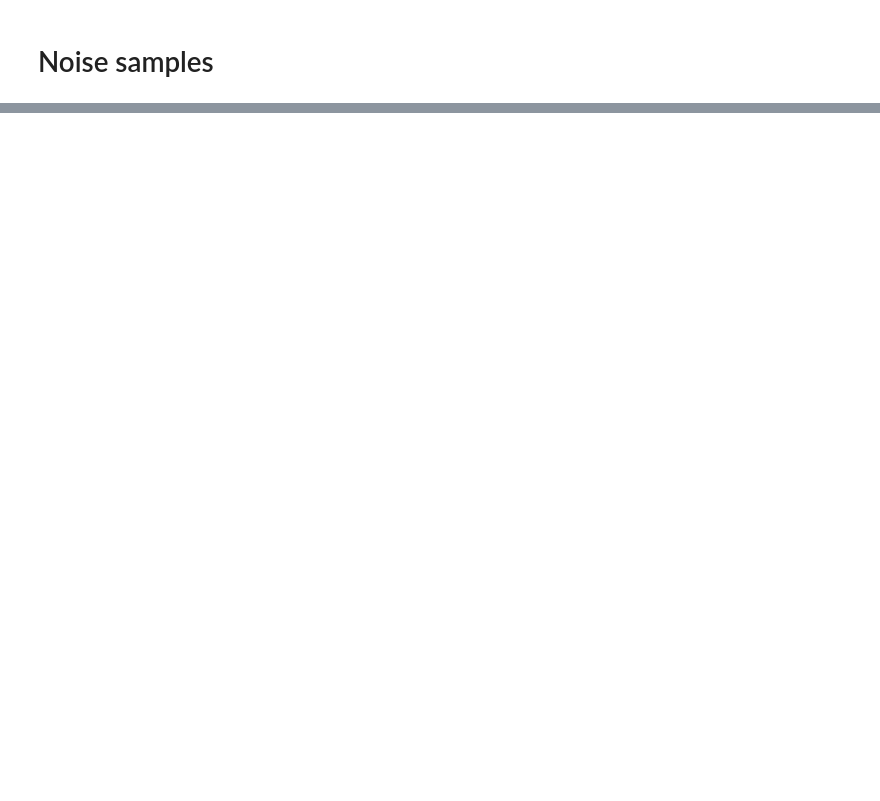
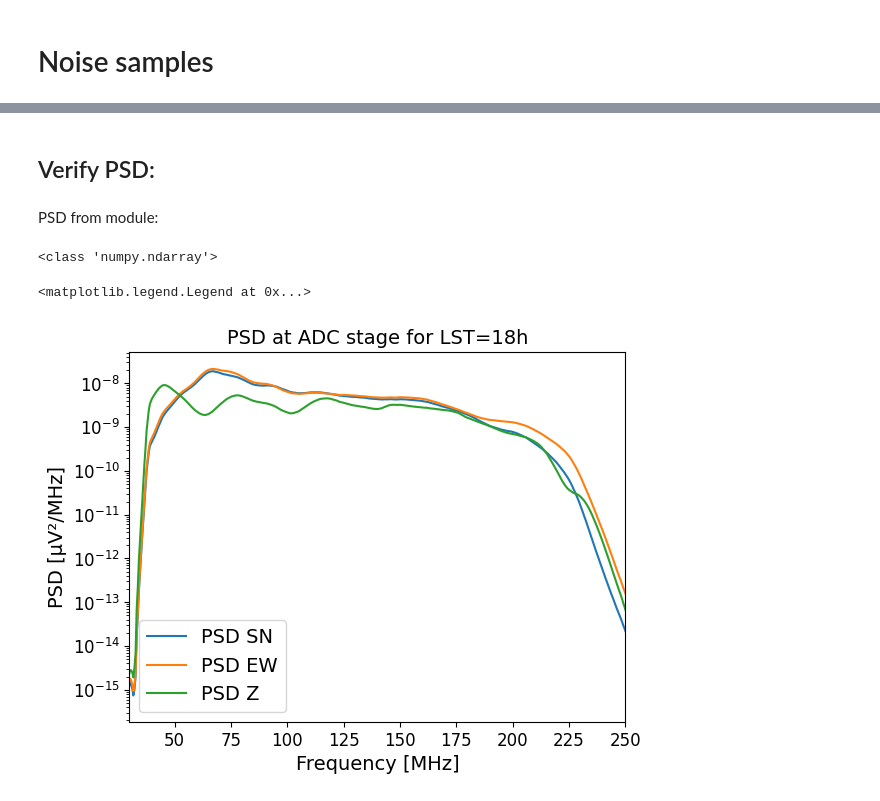
Before and after one commit to arsenefer/DU_response_computation, a Jupyter notebook: test_clean_noise.ipynb, the cells around one changed output, grey strips where cells are left out. Drawn from its saved outputs; the diff is of its cells as text; code cells hidden in the pictures; blank space fills up the shorter version.

```diff
--- a/test_clean_noise.ipynb
+++ b/test_clean_noise.ipynb
@@ -284,0 +174,20 @@ plt.legend()
+# %% [markdown]
+## Verify PSD:
+# %% [markdown]
+PSD from module:
+# %%
+print(type(noise_computer.lst_hours))
+plt.plot(noise_computer.target_freqs/1e6, 1e6*noise_computer.noise_psd()[noise_computer.lst_hours==18][0,0,:], label='PSD SN')
+plt.plot(noise_computer.target_freqs/1e6, 1e6*noise_computer.noise_psd()[noise_computer.lst_hours==18][0,1,:], label='PSD EW')
+plt.plot(noise_computer.target_freqs/1e6, 1e6*noise_computer.noise_psd()[noise_computer.lst_hours==18][0,2,:], label='PSD Z')
+plt.xlabel('Frequency [MHz]')
+plt.ylabel('PSD [µV²/MHz]')
+plt.title('PSD at ADC stage for LST=18h')
+plt.yscale('log')
+plt.xlim(30, 250)
+plt.xlim(30, 250)
+plt.legend()
+# %% [output]
+<class 'numpy.ndarray'>
+<matplotlib.legend.Legend at 0x...>
+[figure, added]
```
Also changed, not shown: parts of 25 cells of this notebook, 3 other files.
